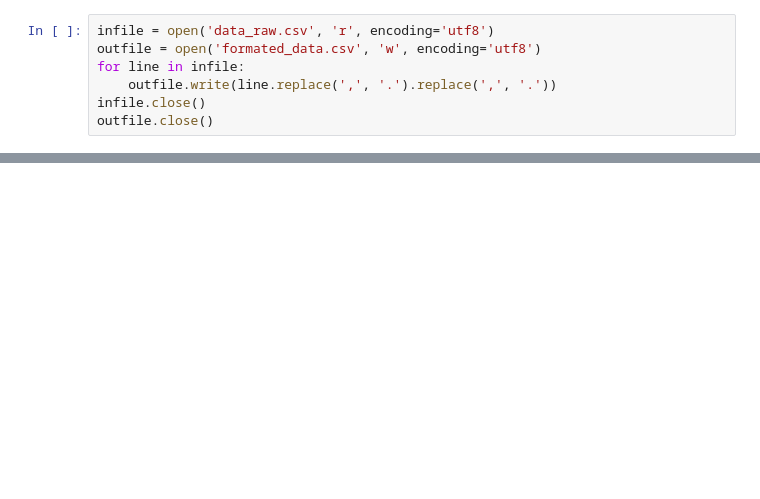
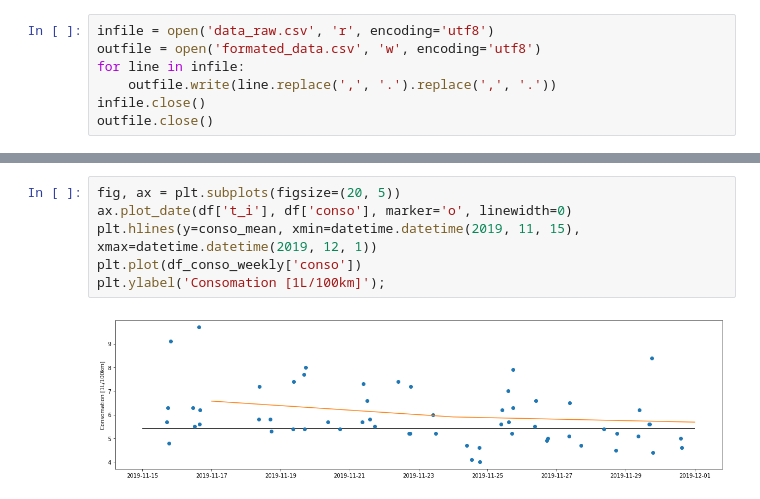
Before and after one commit to rmadar/mycar-statistics, a Jupyter notebook: DataExploration.ipynb, the cells around one changed output, grey strips where cells are left out. Drawn from its saved outputs; the diff is of its cells as text; blank space fills up the shorter version.

```diff
--- a/DataExploration.ipynb
+++ b/DataExploration.ipynb
@@ -33,0 +79,8 @@ plt.plot(df['d'], df['dt'], marker='o', linewidth=0);
+# %%
+fig, ax = plt.subplots(figsize=(20, 5))
+ax.plot_date(df['t_i'], df['conso'], marker='o', linewidth=0)
+plt.hlines(y=conso_mean, xmin=datetime.datetime(2019, 11, 15), xmax=datetime.datetime(2019, 12, 1))
+plt.plot(df_conso_weekly['conso'])
+plt.ylabel('Consomation [1L/100km]');
+# %% [output]
+[figure, added]
```
Also changed, not shown: parts of 12 cells of this notebook.
